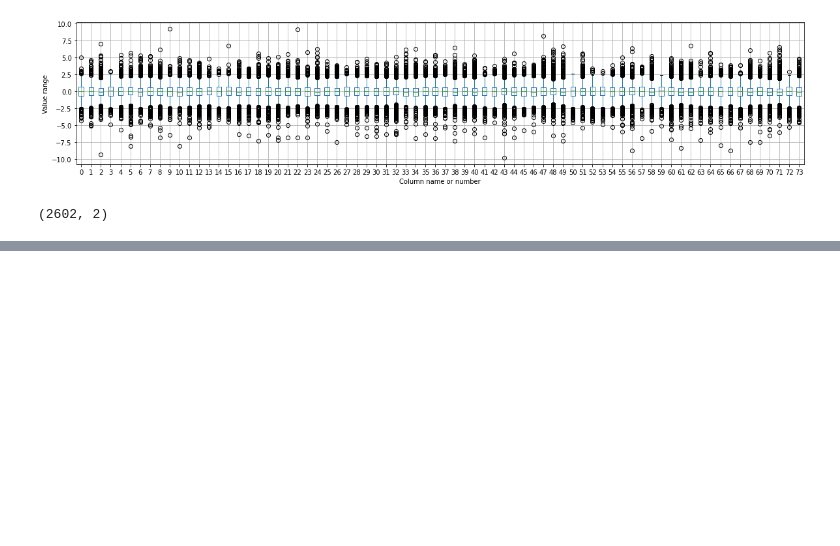
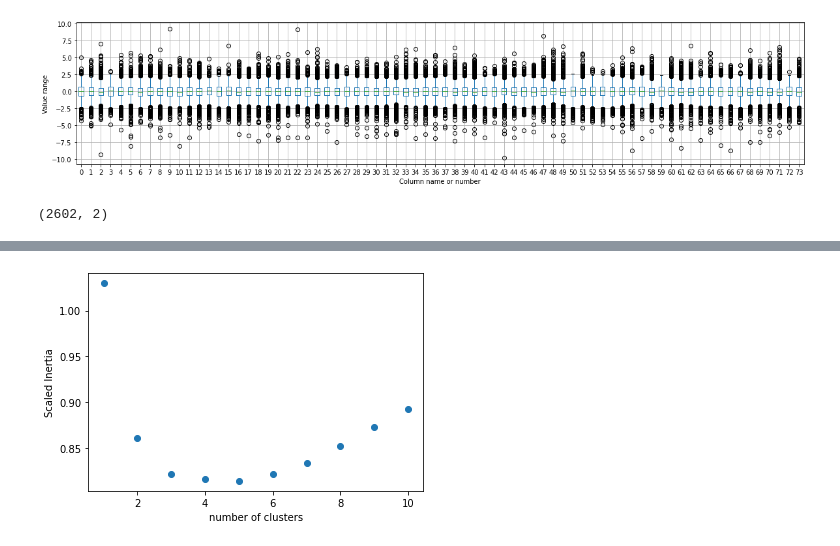
Before and after one commit to skumarudel/DSPS_SKumar, a Jupyter notebook: HW7/ClusteringGenes.ipynb, the cells around one changed output, grey strips where cells are left out. Saved outputs shown, nothing was run; the diff lists cells and outputs as text; code cells hidden in the pictures; blank space fills up the shorter version.

```diff
--- a/HW7/ClusteringGenes.ipynb
+++ b/HW7/ClusteringGenes.ipynb
@@ -119,0 +166,32 @@ sns.scatterplot(
+# %%
+def kMeansRes(scaled_data, k, alpha_k=0.02):
+    '''
+    Parameters
+    ----------
+    scaled_data: matrix
+        scaled data. rows are samples and columns are features for clustering
+    k: int
+        current k for applying KMeans
+    alpha_k: float
+        manually tuned factor that gives penalty to the number of clusters
+    Returns
+    -------
+    scaled_inertia: float
+        scaled inertia value for current k
+    '''
+
+    inertia_o = np.square((scaled_data - scaled_data.mean(axis=0))).sum()
+    # fit k-means
+    kmeans = cluster.KMeans(n_clusters=k, random_state=0).fit(scaled_data)
+    scaled_inertia = kmeans.inertia_ / inertia_o + alpha_k * k
+    return scaled_inertia
+# %%
+inertia_scaled = []
+for i in range(1,len(nclusters)+1):
+  inertia_scaled.append(kMeansRes(scaledgenes.to_numpy(), i, alpha_k=0.03))
+# %%
+plt.plot(nclusters, inertia_scaled, marker='o', linestyle='')
+plt.xlabel('number of clusters')
+plt.ylabel('Scaled Inertia');
+# %% [output]
+[figure, added]
```
Also changed, not shown: parts of 10 cells of this notebook.
